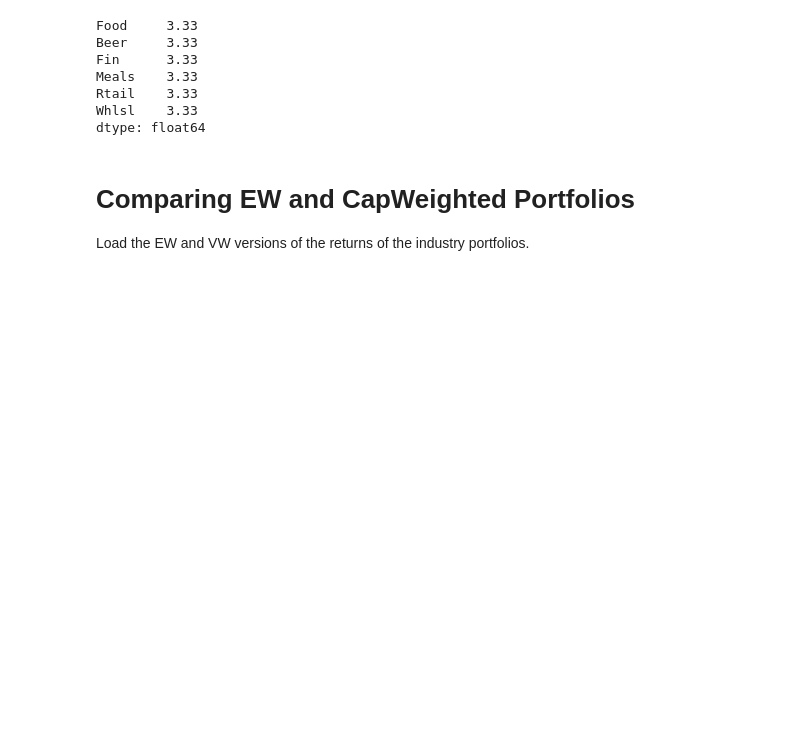
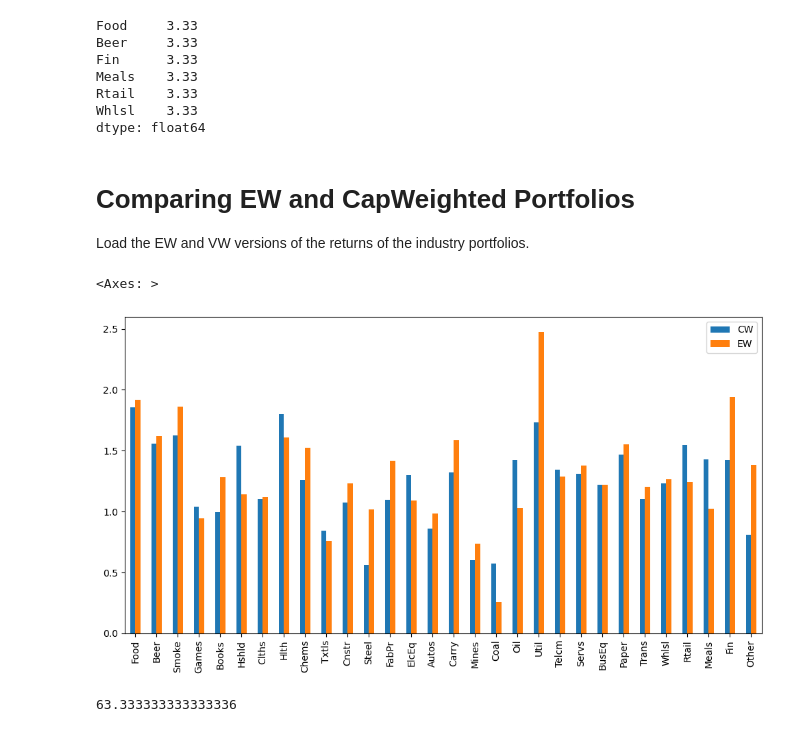
Before and after one commit to ahmet794/Investment-Banking-Asset-Management, a Jupyter notebook: Advanced Portfolio Construction and Analysis with Python/Labs Week 1.ipynb, the cells around one changed output. Cells and saved outputs as stored; diff of their text form; code cells hidden in the pictures; blank space fills up the shorter version.

```diff
--- a/Advanced Portfolio Construction and Analysis with Python/Labs Week 1.ipynb
+++ b/Advanced Portfolio Construction and Analysis with Python/Labs Week 1.ipynb
@@ -293,3 +293,14 @@ Load the EW and VW versions of the returns of the industry portfolios.
 # %%
 ind_cw = rk.get_ind_returns(ew = False)
 ind_ew = rk.get_ind_returns(ew=True)
+# %%
+sr = pd.DataFrame({"CW": rk.sharpe_ratio(ind_cw["1945":], 0.03, 12), "EW": rk.sharpe_ratio(ind_ew["1945":], 0.03, 12)})
+# %%
+sr.plot.bar(figsize=(12, 6))
+# %% [output]
+<Axes: >
+[figure, added]
+# %%
+(sr['EW'] > sr["CW"]).sum()*100/sr.shape[0]
+# %% [output]
+63.333333333333336
```
Also changed, not shown: parts of 3 cells of this notebook, 4 other files.
